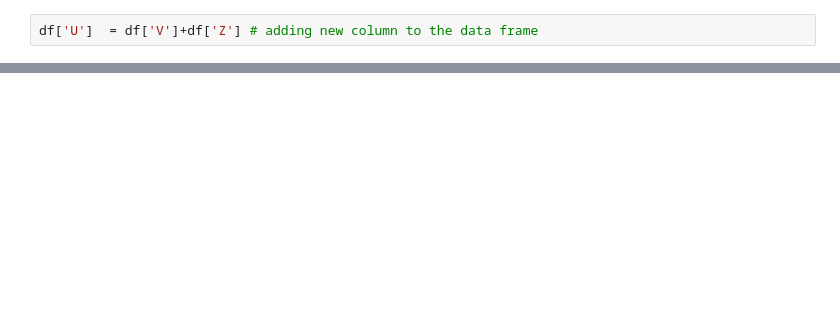
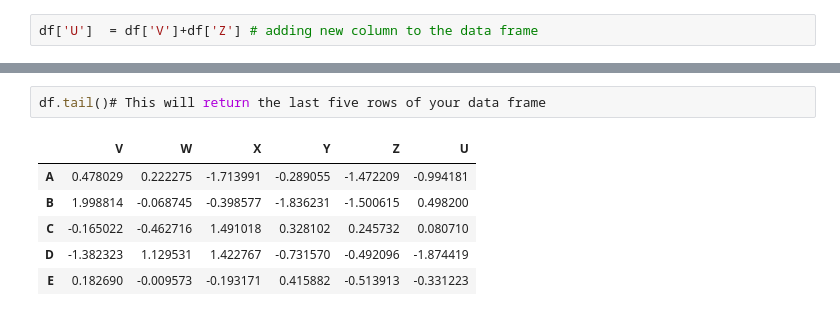
Before and after one commit to doumbiassa/GitHub_tutoring, a Jupyter notebook: Serries_and_Data_Frame.ipynb, the cells around one changed output, grey strips where cells are left out. Drawn from its saved outputs; the diff is of its cells as text; blank space fills up the shorter version.

```diff
--- a/Serries_and_Data_Frame.ipynb
+++ b/Serries_and_Data_Frame.ipynb
@@ -132,0 +189,9 @@ df[df['U'] > df['V']]
+# %%
+df.tail()# This will return the last five rows of your data frame
+# %% [output]
+|  | V | W | X | Y | Z | U |
+| A | 0.478029 | 0.222275 | -1.713991 | -0.289055 | -1.472209 | -0.994181 |
+| B | 1.998814 | -0.068745 | -0.398577 | -1.836231 | -1.500615 | 0.498200 |
+| C | -0.165022 | -0.462716 | 1.491018 | 0.328102 | 0.245732 | 0.080710 |
+| D | -1.382323 | 1.129531 | 1.422767 | -0.731570 | -0.492096 | -1.874419 |
+| E | 0.182690 | -0.009573 | -0.193171 | 0.415882 | -0.513913 | -0.331223 |
```
Also changed, not shown: parts of 44 cells of this notebook.
